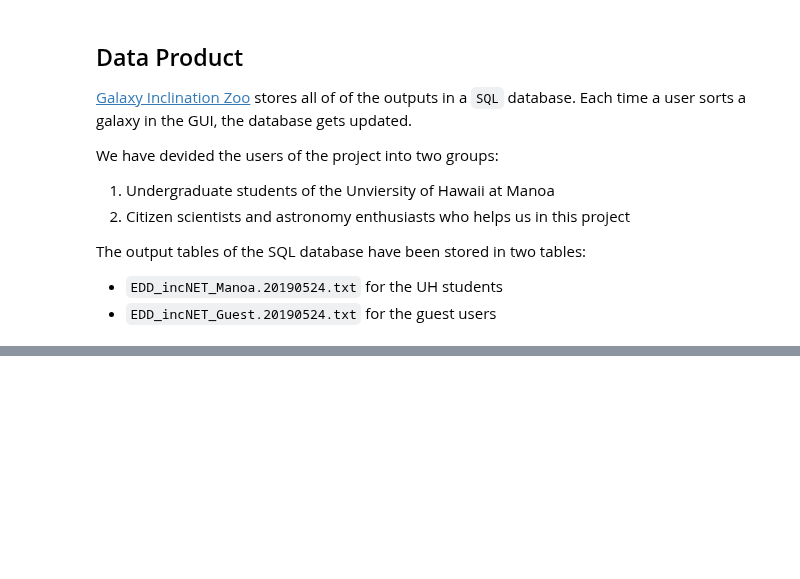
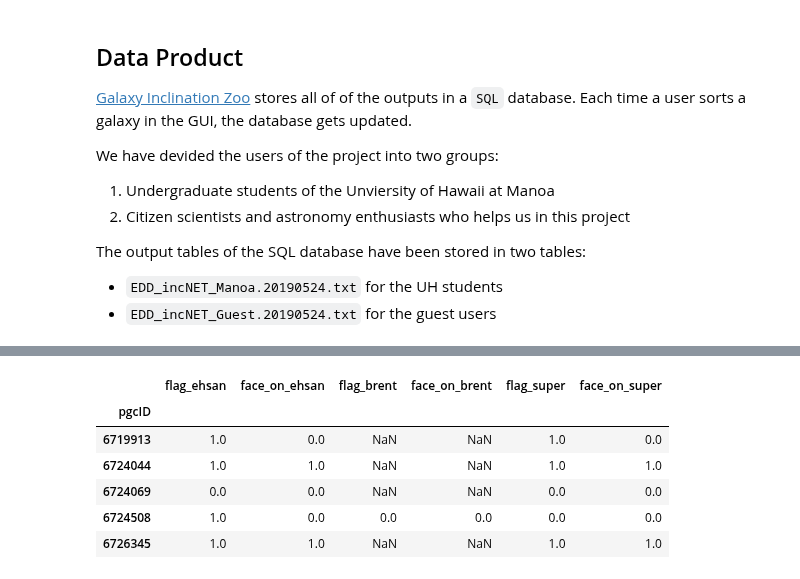
Before and after one commit to ekourkchi/incNET-data, a Jupyter notebook: incNET_dataPrep/incNET_dataClean.ipynb, the cells around one changed output, grey strips where cells are left out. Saved outputs shown, nothing was run; the diff lists cells and outputs as text; code cells hidden in the pictures; blank space fills up the shorter version.

```diff
--- a/incNET_dataPrep/incNET_dataClean.ipynb
+++ b/incNET_dataPrep/incNET_dataClean.ipynb
@@ -87,0 +116,26 @@ Manoa.head()
+# %%
+df_ehsan = df[[True if email in Keypeople_ehsan else False for email in df.email.values]][["pgcID",'flag',"face_on"]]
+# happens that a person has worked on a galaxy multiplt times
+ehsan_flagMed = df_ehsan.groupby('pgcID').agg('median')
+
+
+df_brent = df[[True if email in Keypeople_brent else False for email in df.email.values]][["pgcID",'flag',"face_on"]]
+brent_flagMed = df_brent.groupby('pgcID').agg('median')
+
+
+df_super = ehsan_flagMed.join(brent_flagMed, how='outer', lsuffix='_ehsan', rsuffix='_brent')
+
+# Brent's flag is prefered over Ehsan's
+df_super['flag_super'] = df_super.apply(lambda x: x.flag_brent if ~np.isnan(x.flag_brent) else x.flag_ehsan, axis=1)
+df_super['face_on_super'] = df_super.apply(lambda x: x.face_on_brent if ~np.isnan(x.face_on_brent) else x.face_on_ehsan, axis=1)
+
+
+df_super.tail()
+# %% [output]
+|  | flag_ehsan | face_on_ehsan | flag_brent | face_on_brent | flag_super | face_on_super |
+| pgcID |  |  |  |  |  |  |
+| 6719913 | 1.0 | 0.0 | NaN | NaN | 1.0 | 0.0 |
+| 6724044 | 1.0 | 1.0 | NaN | NaN | 1.0 | 1.0 |
+| 6724069 | 0.0 | 0.0 | NaN | NaN | 0.0 | 0.0 |
+| 6724508 | 1.0 | 0.0 | 0.0 | 0.0 | 0.0 | 0.0 |
+| 6726345 | 1.0 | 1.0 | NaN | NaN | 1.0 | 1.0 |
```
Also changed, not shown: parts of 13 cells of this notebook.
